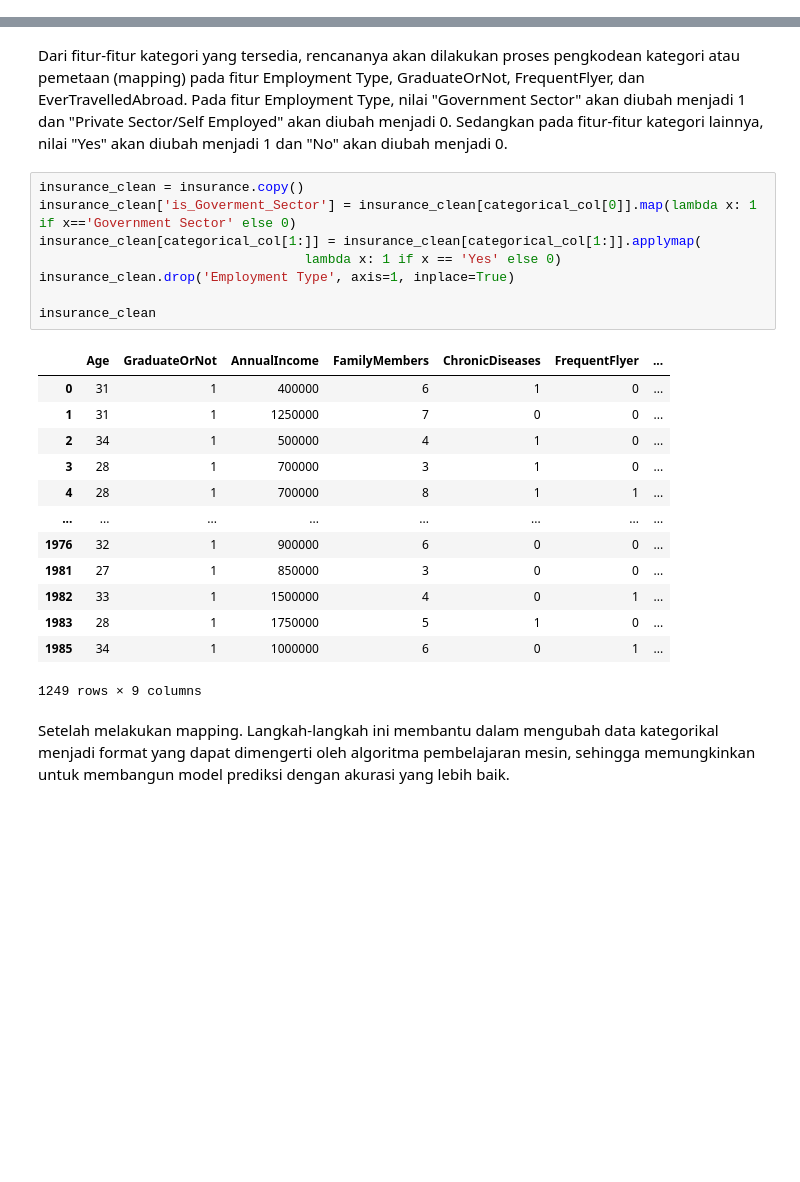
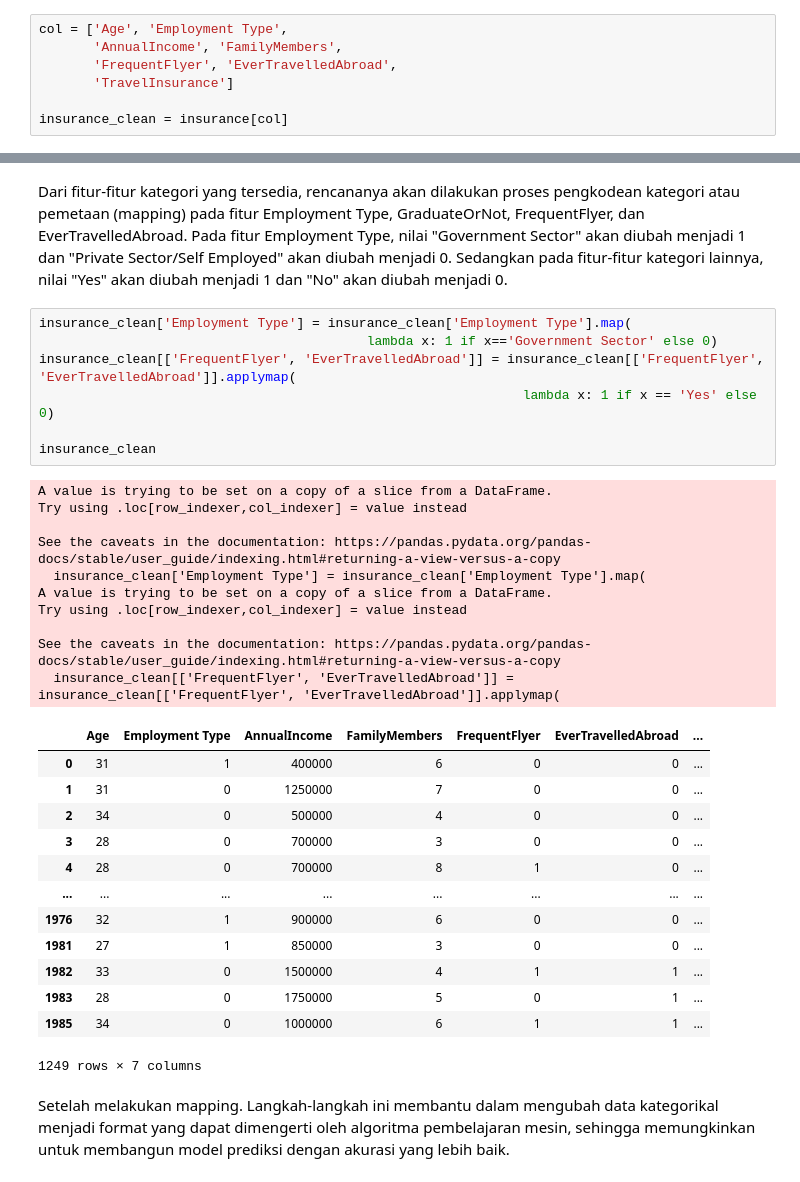
Before and after one commit to mfathul21/travel-insurance, a Jupyter notebook: Proyek_Pertama_Predictive_Analytics.ipynb, the cells around one changed output, grey strips where cells are left out. Cells and saved outputs as stored; diff of their text form; blank space fills up the shorter version.

```diff
--- a/Proyek_Pertama_Predictive_Analytics.ipynb
+++ b/Proyek_Pertama_Predictive_Analytics.ipynb
@@ -476,0 +479,7 @@ Dari matriks tersebut, dapat dilihat bahwa:
+# %%
+col = ['Age', 'Employment Type',
+       'AnnualIncome', 'FamilyMembers',
+       'FrequentFlyer', 'EverTravelledAbroad',
+       'TravelInsurance']
+
+insurance_clean = insurance[col]
@@ -495,27 +513,36 @@ insurance[categorical_col]
 # %% [markdown]
 Dari fitur-fitur kategori yang tersedia, rencananya akan dilakukan proses pengkodean kategori atau pemetaan (mapping) pada fitur Employment Type, GraduateOrNot, FrequentFlyer, dan EverTravelledAbroad. Pada fitur Employment Type, nilai "Government Sector" akan diubah menjadi 1 dan "Private Sector/Self Employed" akan diubah menjadi 0. Sedangkan pada fitur-fitur kategori lainnya, nilai "Yes" akan diubah menjadi 1 dan "No" akan diubah menjadi 0.
 # %%
-insurance_clean = insurance.copy()
-insurance_clean['is_Goverment_Sector'] = insurance_clean[categorical_col[0]].map(lambda x: 1 if x=='Government Sector' else 0)
-insurance_clean[categorical_col[1:]] = insurance_clean[categorical_col[1:]].applymap(
-                                  lambda x: 1 if x == 'Yes' else 0)
-insurance_clean.drop('Employment Type', axis=1, inplace=True)
+insurance_clean['Employment Type'] = insurance_clean['Employment Type'].map(
+                                          lambda x: 1 if x=='Government Sector' else 0)
+insurance_clean[['FrequentFlyer', 'EverTravelledAbroad']] = insurance_clean[['FrequentFlyer', 'EverTravelledAbroad']].applymap(
+                                                              lambda x: 1 if x == 'Yes' else 0)
 
 insurance_clean
 # %% [output]
+A value is trying to be set on a copy of a slice from a DataFrame.
+Try using .loc[row_indexer,col_indexer] = value instead
+
+See the caveats in the documentation: https://pandas.pydata.org/pandas-docs/stable/user_guide/indexing.html#returning-a-view-versus-a-copy
+  insurance_clean['Employment Type'] = insurance_clean['Employment Type'].map(
+A value is trying to be set on a copy of a slice from a DataFrame.
+Try using .loc[row_indexer,col_indexer] = value instead
+
+See the caveats in the documentation: https://pandas.pydata.org/pandas-docs/stable/user_guide/indexing.html#returning-a-view-versus-a-copy
+  insurance_clean[['FrequentFlyer', 'EverTravelledAbroad']] = insurance_clean[['FrequentFlyer', 'EverTravelledAbroad']].applymap(
-|  | Age | GraduateOrNot | AnnualIncome | FamilyMembers | ChronicDiseases | FrequentFlyer | ... |
-| 0 | 31 | 1 | 400000 | 6 | 1 | 0 | ... |
-| 1 | 31 | 1 | 1250000 | 7 | 0 | 0 | ... |
-| 2 | 34 | 1 | 500000 | 4 | 1 | 0 | ... |
-| 3 | 28 | 1 | 700000 | 3 | 1 | 0 | ... |
-| 4 | 28 | 1 | 700000 | 8 | 1 | 1 | ... |
+|  | Age | Employment Type | AnnualIncome | FamilyMembers | FrequentFlyer | EverTravelledAbroad | ... |
+| 0 | 31 | 1 | 400000 | 6 | 0 | 0 | ... |
+| 1 | 31 | 0 | 1250000 | 7 | 0 | 0 | ... |
+| 2 | 34 | 0 | 500000 | 4 | 0 | 0 | ... |
+| 3 | 28 | 0 | 700000 | 3 | 0 | 0 | ... |
+| 4 | 28 | 0 | 700000 | 8 | 1 | 0 | ... |
 | ... | ... | ... | ... | ... | ... | ... | ... |
 | 1976 | 32 | 1 | 900000 | 6 | 0 | 0 | ... |
 | 1981 | 27 | 1 | 850000 | 3 | 0 | 0 | ... |
-| 1982 | 33 | 1 | 1500000 | 4 | 0 | 1 | ... |
-| 1983 | 28 | 1 | 1750000 | 5 | 1 | 0 | ... |
-| 1985 | 34 | 1 | 1000000 | 6 | 0 | 1 | ... |
+| 1982 | 33 | 0 | 1500000 | 4 | 1 | 1 | ... |
+| 1983 | 28 | 0 | 1750000 | 5 | 0 | 1 | ... |
+| 1985 | 34 | 0 | 1000000 | 6 | 1 | 1 | ... |
-1249 rows × 9 columns
+1249 rows × 7 columns
 # %% [markdown]
 Setelah melakukan mapping. Langkah-langkah ini membantu dalam mengubah data kategorikal menjadi format yang dapat dimengerti oleh algoritma pembelajaran mesin, sehingga memungkinkan untuk membangun model prediksi dengan akurasi yang lebih baik.
 # %% [markdown]
```
Also changed, not shown: parts of 21 cells of this notebook.
